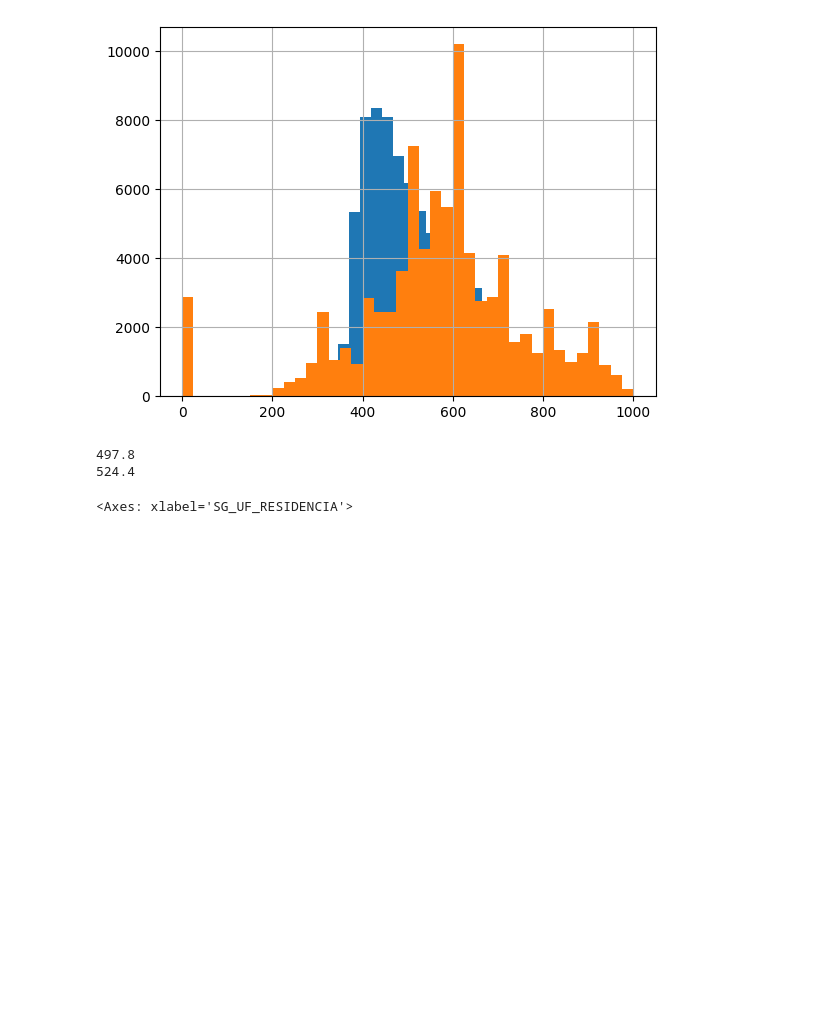
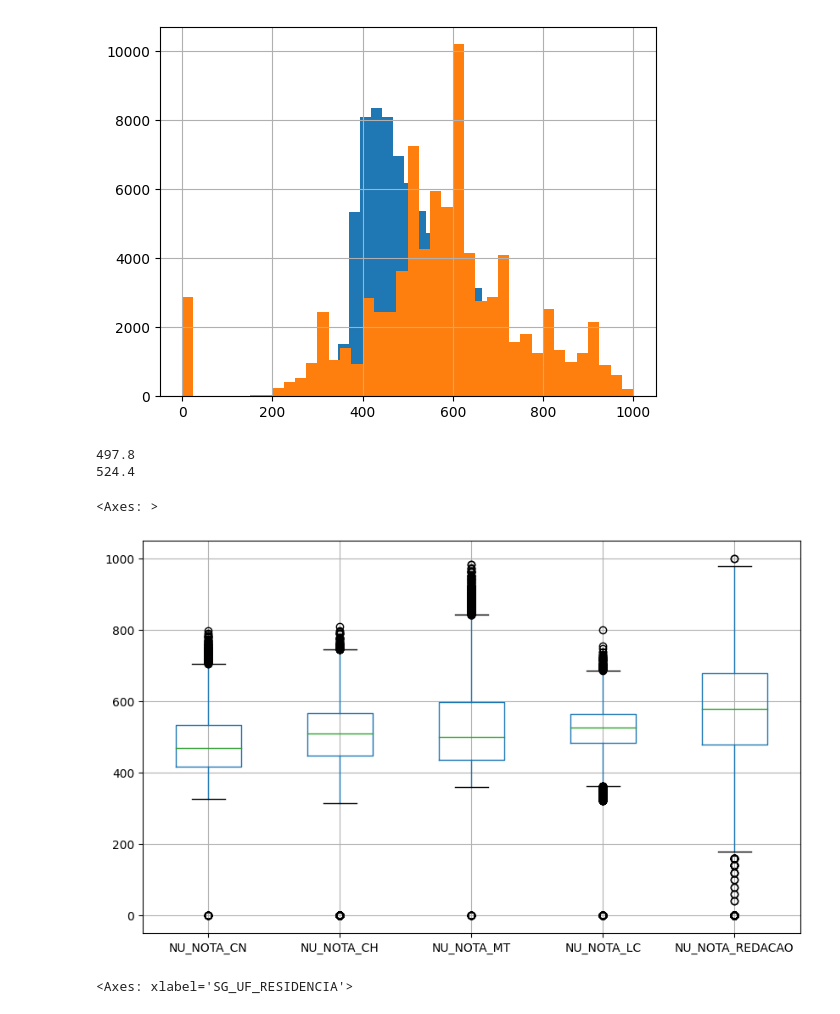
Before and after one commit to daniel-usp/MBA-BIA-USP, a Jupyter notebook: Aula 04 - Python/Aula_Caso_ENEM_2019.ipynb, the cells around one changed output. Saved outputs shown, nothing was run; the diff lists cells and outputs as text; code cells hidden in the pictures; blank space fills up the shorter version.

```diff
--- a/Aula 04 - Python/Aula_Caso_ENEM_2019.ipynb
+++ b/Aula 04 - Python/Aula_Caso_ENEM_2019.ipynb
@@ -206,6 +206,14 @@ print(nota_MT_treineiros.median())
 # %% [output]
 497.8
 524.4
+# %%
+provas = ['NU_NOTA_CN', 'NU_NOTA_CH', 'NU_NOTA_MT', 'NU_NOTA_LC', 'NU_NOTA_REDACAO']
+dados[provas].boxplot(figsize=(10, 6))
+
+dados[provas].describe()
+# %% [output]
+<Axes: >
+[figure, added]
 # %%
 dados['SG_UF_RESIDENCIA'].value_counts().plot.bar()
 # %% [output]
```
